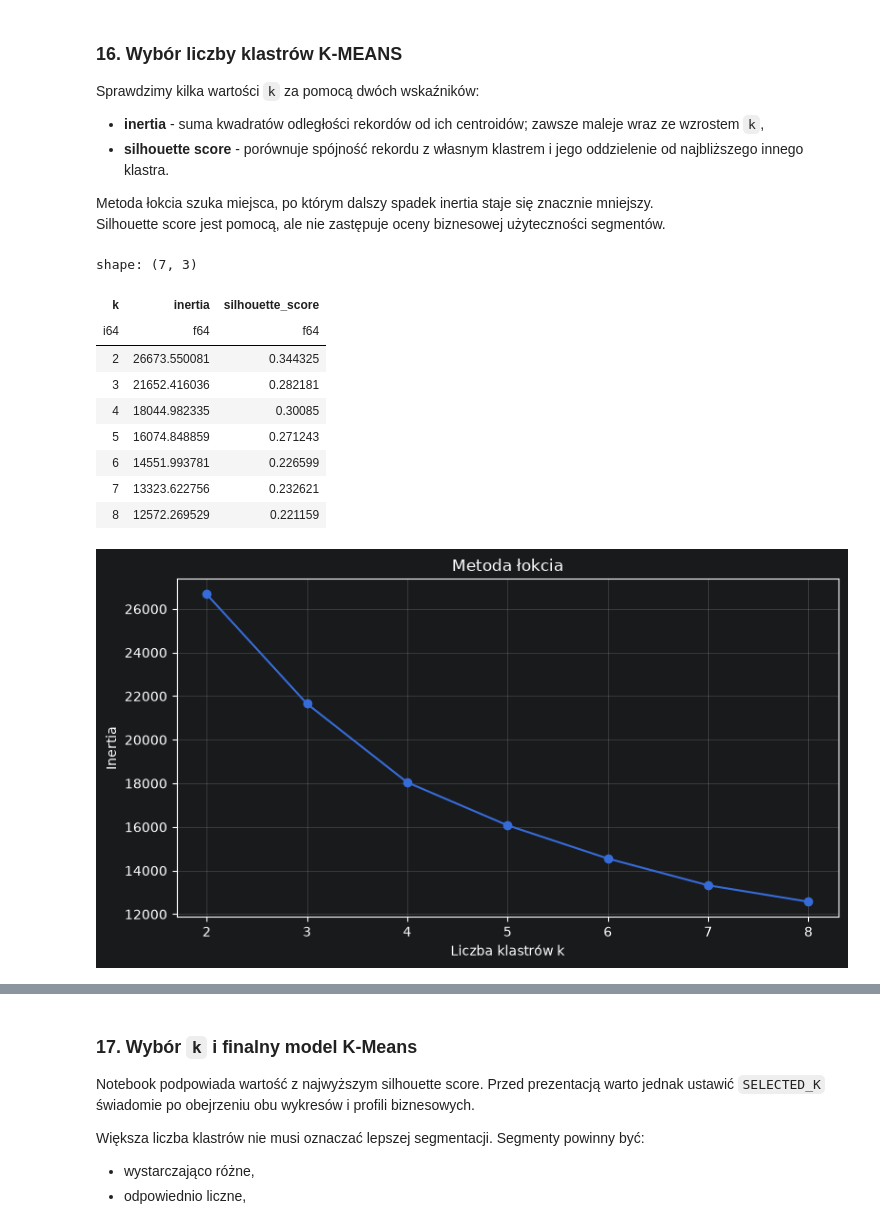
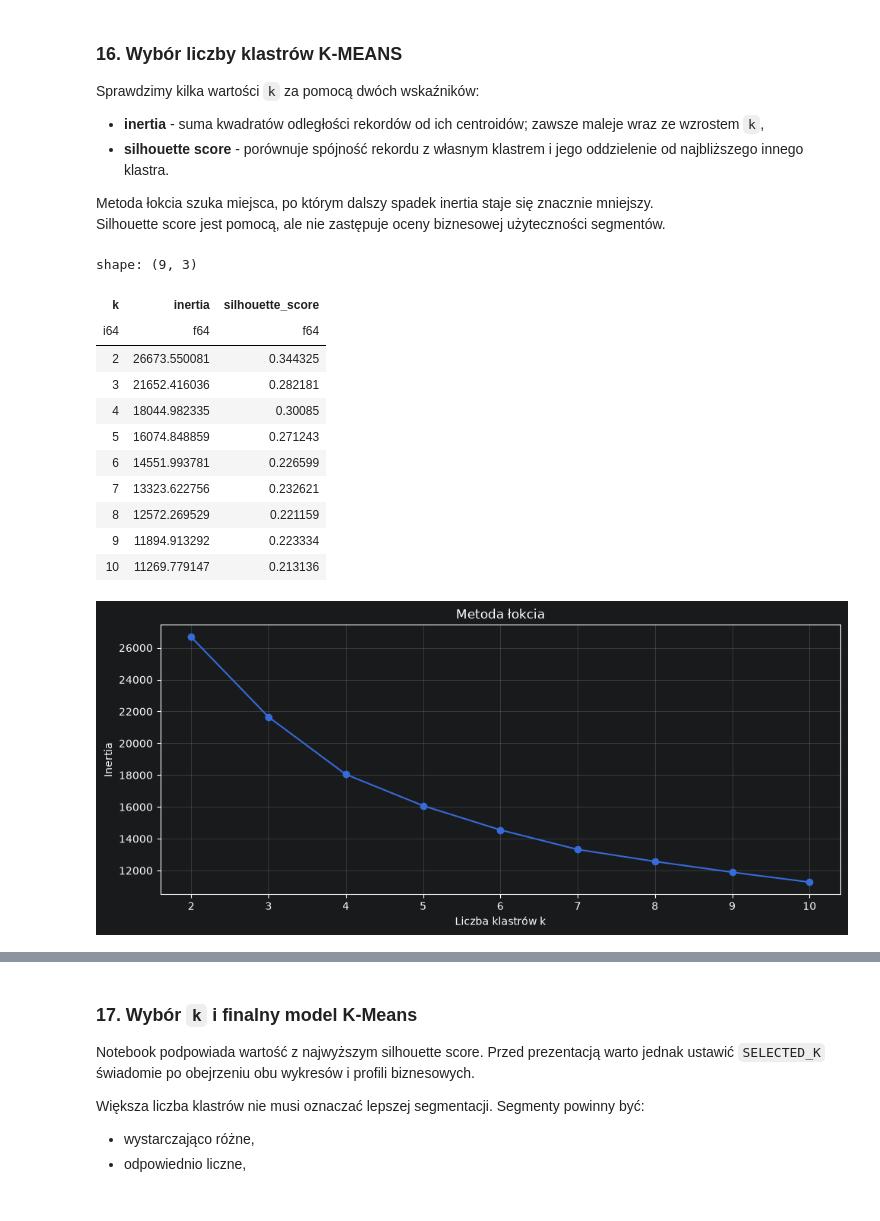
Before and after one commit to mzarnecki/analytics-with-machine-learning, a Jupyter notebook: notebooks/pl/01_online_retail_ml_analysis.ipynb, the cells around one changed output, grey strips where cells are left out. Cells and saved outputs as stored; diff of their text form; code cells hidden in the pictures.

```diff
--- a/notebooks/pl/01_online_retail_ml_analysis.ipynb
+++ b/notebooks/pl/01_online_retail_ml_analysis.ipynb
@@ -711,7 +709,7 @@ n_customers = X_scaled.shape[0]
 if n_customers < 3:
     raise ValueError("Do oceny klastrów potrzebujemy co najmniej 3 klientów.")
 
-max_k = min(8, n_customers - 1)
+max_k = min(10, n_customers - 1)
 candidate_k = list(range(2, max_k + 1))
 
 k_results: list[dict[str, float | int]] = []
@@ -743,7 +741,7 @@ for k in candidate_k:
 k_evaluation = pl.DataFrame(k_results)
 k_evaluation
 # %% [output]
-shape: (7, 3)
+shape: (9, 3)
 | k | inertia | silhouette_score |
 | i64 | f64 | f64 |
 | 2 | 26673.550081 | 0.344325 |
@@ -753,23 +751,25 @@ shape: (7, 3)
 | 6 | 14551.993781 | 0.226599 |
 | 7 | 13323.622756 | 0.232621 |
 | 8 | 12572.269529 | 0.221159 |
+| 9 | 11894.913292 | 0.223334 |
+| 10 | 11269.779147 | 0.213136 |
 # %%
 
-plt.figure(figsize=(8, 4.5))
+plt.figure(figsize=(10, 4.5))
 plt.plot(
     k_evaluation["k"].to_list(),
     k_evaluation["inertia"].to_list(),
     marker="o",
 )
 plt.title("Metoda łokcia")
 plt.xlabel("Liczba klastrów k")
 plt.ylabel("Inertia")
 plt.xticks(k_evaluation["k"].to_list())
 plt.grid(True, alpha=0.3)
 plt.tight_layout()
 plt.show()
 # %% [output]
-[figure, old version]
+[figure, new version]
 # %%
 
 plt.figure(figsize=(8, 4.5))
```
Also changed, not shown: parts of 18 cells of this notebook, 5 other files.
